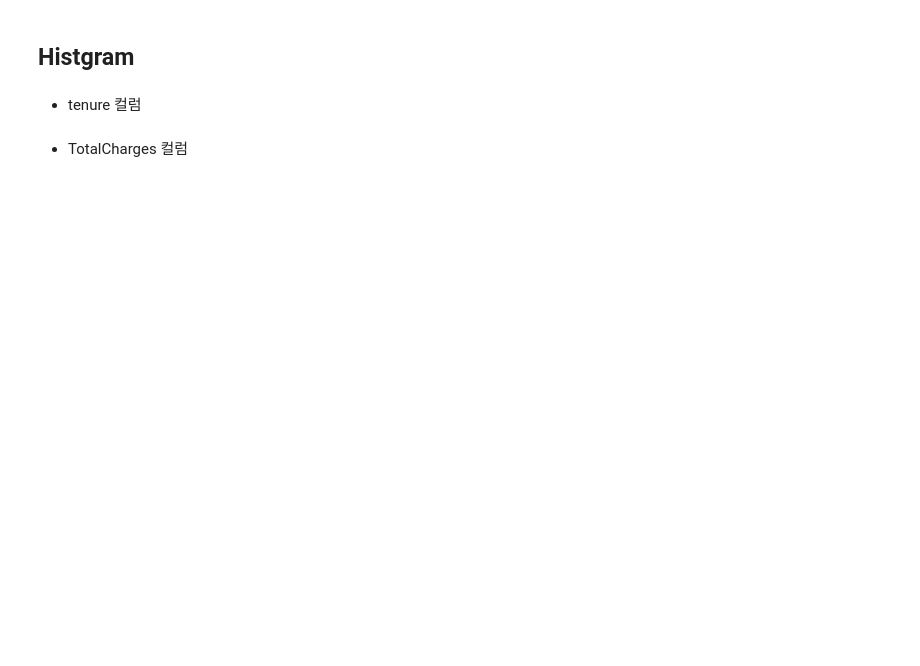
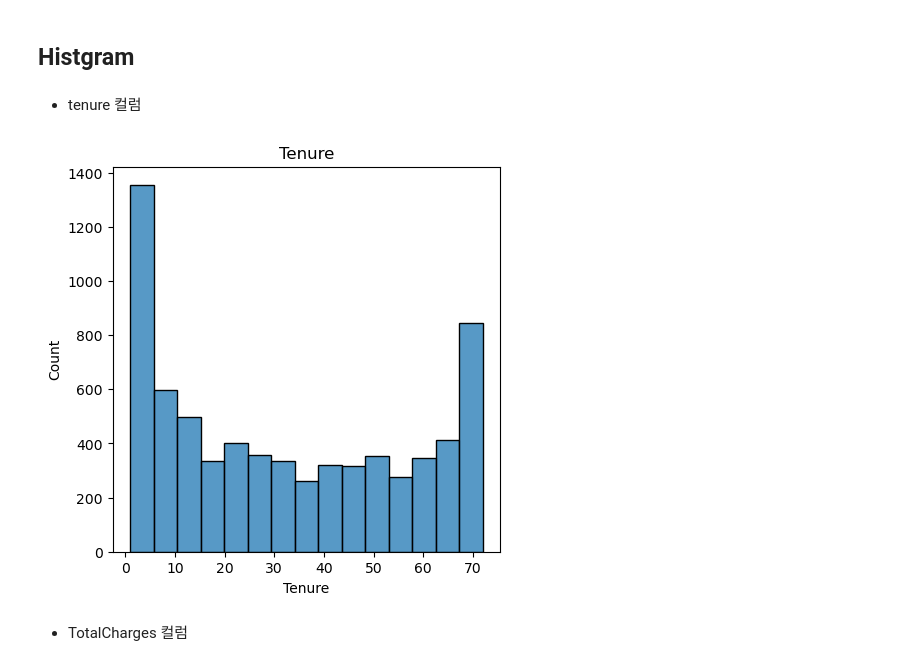
Before and after one commit to EunSeo35/Multicampus_TIL, a Jupyter notebook: 25_파이썬데이터분석_실습_통신사고객이탈.ipynb, the cells around one changed output. Saved outputs shown, nothing was run; the diff lists cells and outputs as text; code cells hidden in the pictures; blank space fills up the shorter version.

```diff
--- a/25_파이썬데이터분석_실습_통신사고객이탈.ipynb
+++ b/25_파이썬데이터분석_실습_통신사고객이탈.ipynb
@@ -330,5 +371,15 @@ df
 import seaborn as sns
 # %% [markdown]
 - tenure 컬럼
+# %%
+# 가입기간 분포
+plt.figure(figsize=(5, 5))
+sns.histplot(df1['tenure'])
+plt.title('Tenure')
+plt.xlabel('Tenure')
+plt.ylabel('Count')
+plt.show()
+# %% [output]
+[figure, added]
 # %% [markdown]
 - TotalCharges 컬럼
```
Also changed, not shown: parts of 14 cells of this notebook.
